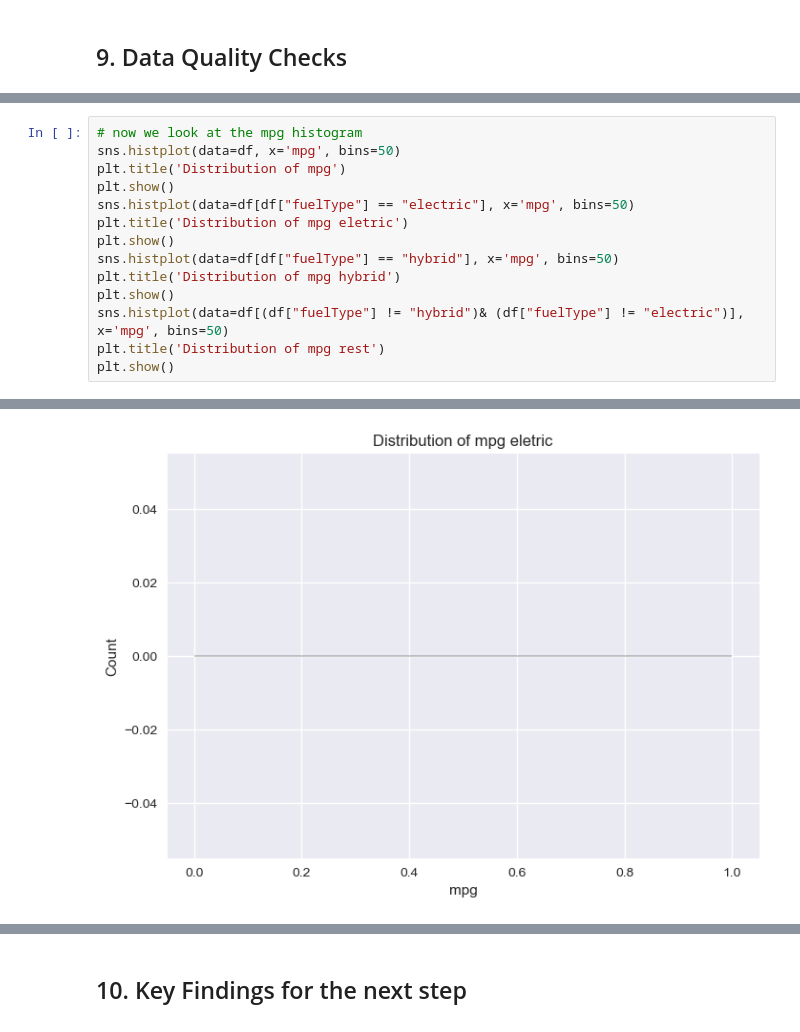
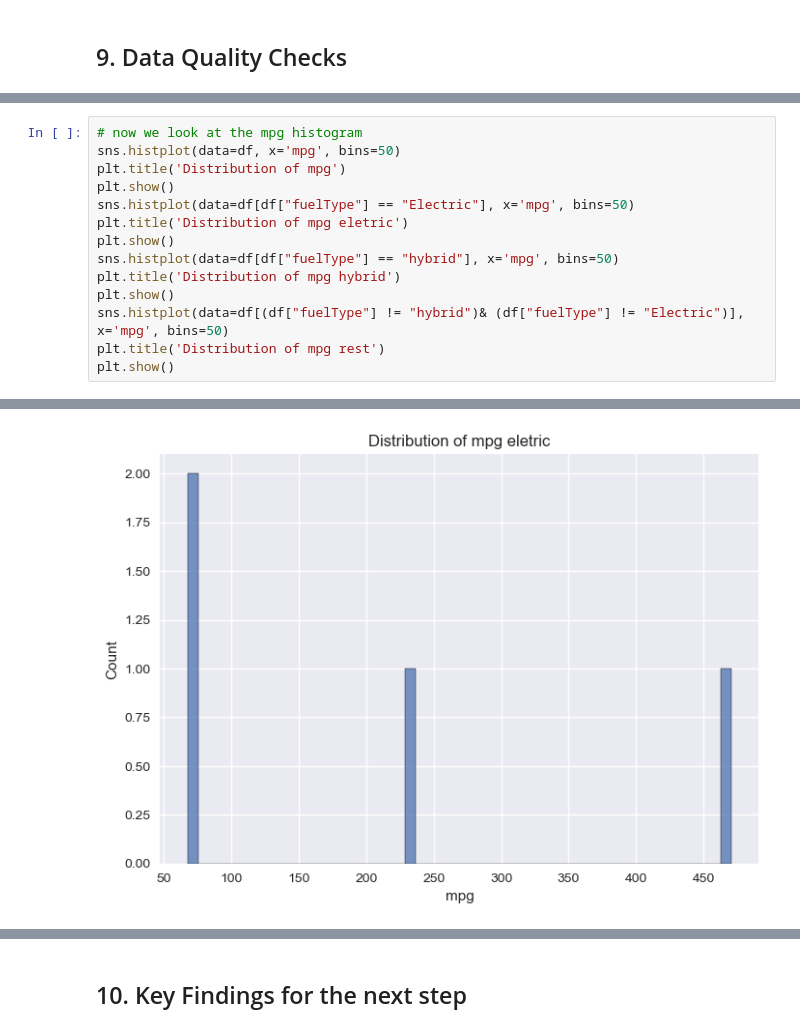
Before and after one commit to Mehmet1700/MachineLearningProject-NOVAIMS2025, a Jupyter notebook: submission1_notebooks/00_data_exploration.ipynb, the cells around one changed output, grey strips where cells are left out. Cells and saved outputs as stored; diff of their text form.

Commit message:
data exploration commented

```diff
--- a/submission1_notebooks/00_data_exploration.ipynb
+++ b/submission1_notebooks/00_data_exploration.ipynb
@@ -584,19 +630,19 @@ year
 # %%
 # now we look at the mpg histogram
 sns.histplot(data=df, x='mpg', bins=50)
 plt.title('Distribution of mpg')
 plt.show()
-sns.histplot(data=df[df["fuelType"] == "electric"], x='mpg', bins=50)
+sns.histplot(data=df[df["fuelType"] == "Electric"], x='mpg', bins=50)
 plt.title('Distribution of mpg eletric')
 plt.show()
 sns.histplot(data=df[df["fuelType"] == "hybrid"], x='mpg', bins=50)
 plt.title('Distribution of mpg hybrid')
 plt.show()
-sns.histplot(data=df[(df["fuelType"] != "hybrid")& (df["fuelType"] != "electric")], x='mpg', bins=50)
+sns.histplot(data=df[(df["fuelType"] != "hybrid")& (df["fuelType"] != "Electric")], x='mpg', bins=50)
 plt.title('Distribution of mpg rest')
 plt.show()
 # %% [output]
 [figure]
-[figure, old version]
+[figure, new version]
 [figure]
 [figure]
```
Also changed, not shown: parts of 17 cells of this notebook.
